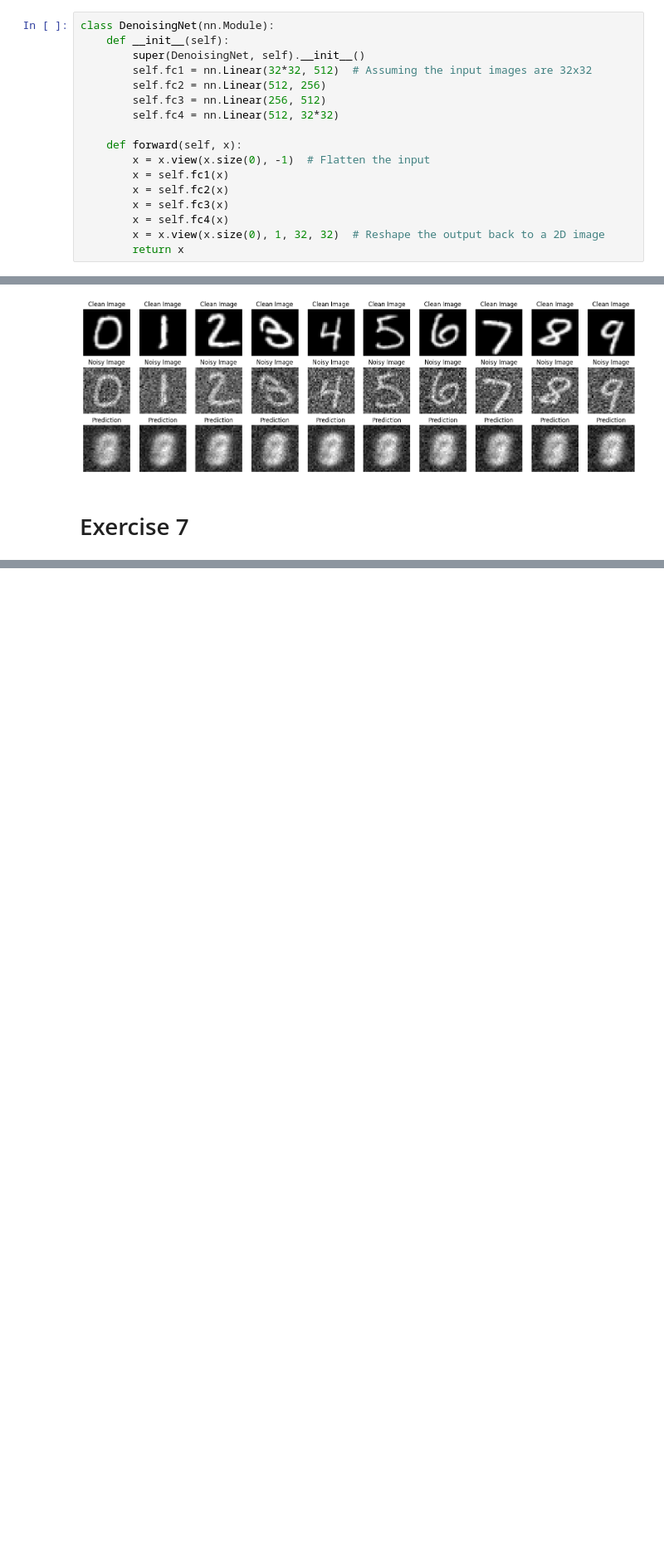
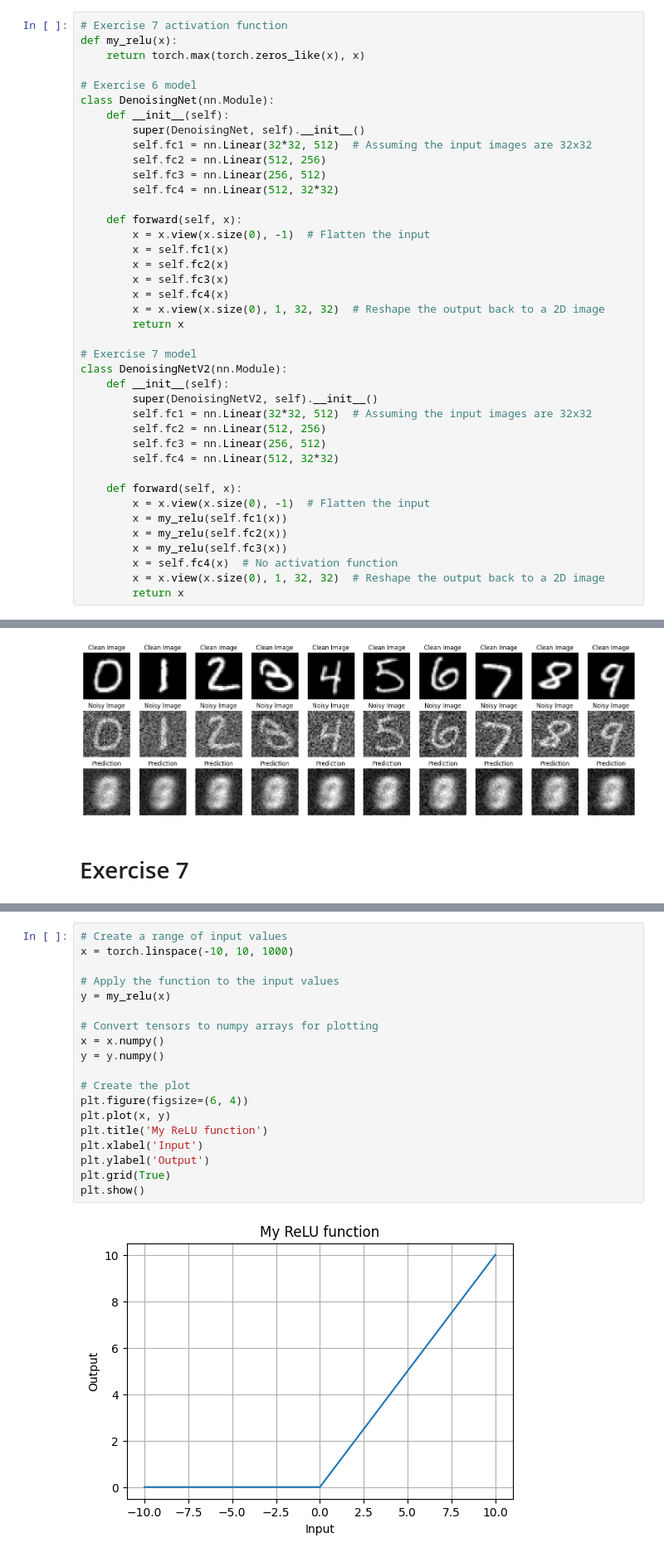
Before and after one commit to svenbbsp/5LSL0, a Jupyter notebook: Assignment_1/Assignment_1_Notebook.ipynb, the cells around one changed output, grey strips where cells are left out. Shown at 83% size. Drawn from its saved outputs; the diff is of its cells as text; blank space fills up the shorter version.

Commit message:
Add exercise 7 code

```diff
--- a/Assignment_1/Assignment_1_Notebook.ipynb
+++ b/Assignment_1/Assignment_1_Notebook.ipynb
@@ -195,6 +196,11 @@ Test dataset length: 10000
 # %% [markdown]
 #### (b) Building the fully connected network with linear layers
 # %%
+# Exercise 7 activation function
+def my_relu(x):
+    return torch.max(torch.zeros_like(x), x)
+
+# Exercise 6 model
 class DenoisingNet(nn.Module):
     def __init__(self):
         super(DenoisingNet, self).__init__()
@@ -211,6 +217,24 @@ class DenoisingNet(nn.Module):
         x = self.fc4(x)
         x = x.view(x.size(0), 1, 32, 32)  # Reshape the output back to a 2D image
         return x
+
+# Exercise 7 model
+class DenoisingNetV2(nn.Module):
+    def __init__(self):
+        super(DenoisingNetV2, self).__init__()
+        self.fc1 = nn.Linear(32*32, 512)  # Assuming the input images are 32x32
+        self.fc2 = nn.Linear(512, 256)
+        self.fc3 = nn.Linear(256, 512)
+        self.fc4 = nn.Linear(512, 32*32)
+
+    def forward(self, x):
+        x = x.view(x.size(0), -1)  # Flatten the input
+        x = my_relu(self.fc1(x))
+        x = my_relu(self.fc2(x))
+        x = my_relu(self.fc3(x))
+        x = self.fc4(x)  # No activation function
+        x = x.view(x.size(0), 1, 32, 32)  # Reshape the output back to a 2D image
+        return x
 # %% [markdown]
 #### Prediction with the untrained network using the validation set, to ensure that the model can actually run
 # %%
@@ -437,0 +476,21 @@ plt.show()
+# %%
+# Create a range of input values
+x = torch.linspace(-10, 10, 1000)
+
+# Apply the function to the input values
+y = my_relu(x)
+
+# Convert tensors to numpy arrays for plotting
+x = x.numpy()
+y = y.numpy()
+
+# Create the plot
+plt.figure(figsize=(6, 4))
+plt.plot(x, y)
+plt.title('My ReLU function')
+plt.xlabel('Input')
+plt.ylabel('Output')
+plt.grid(True)
+plt.show()
+# %% [output]
+[figure, added]
```
Also changed, not shown: parts of 19 cells of this notebook.
